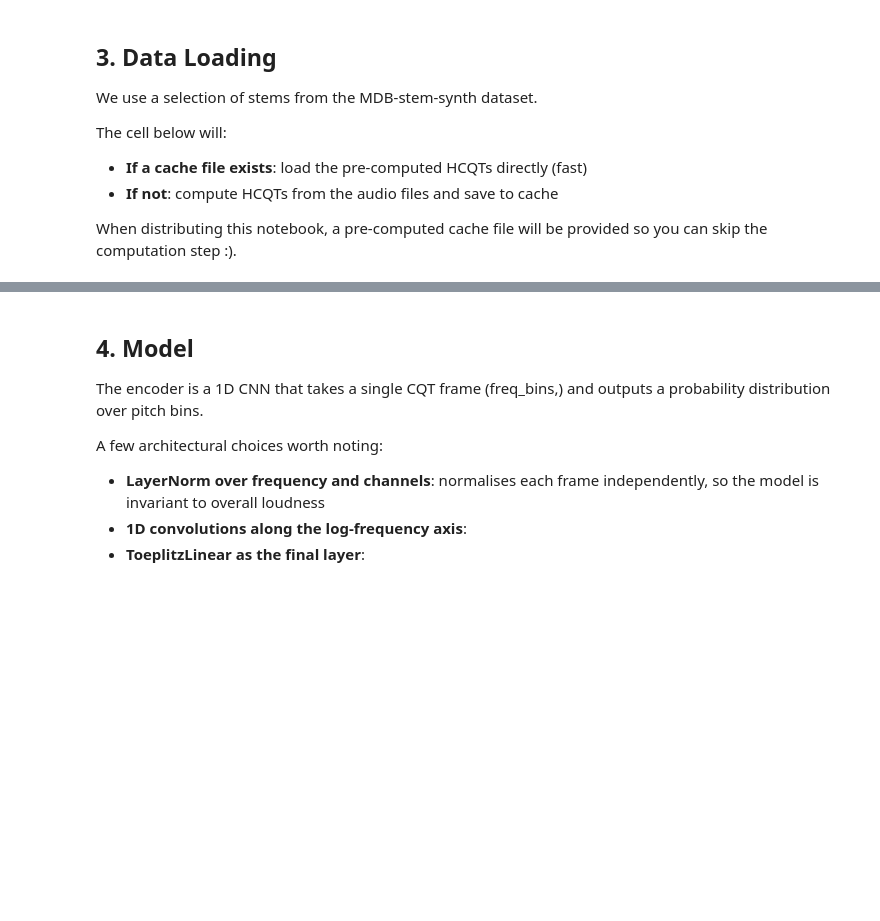
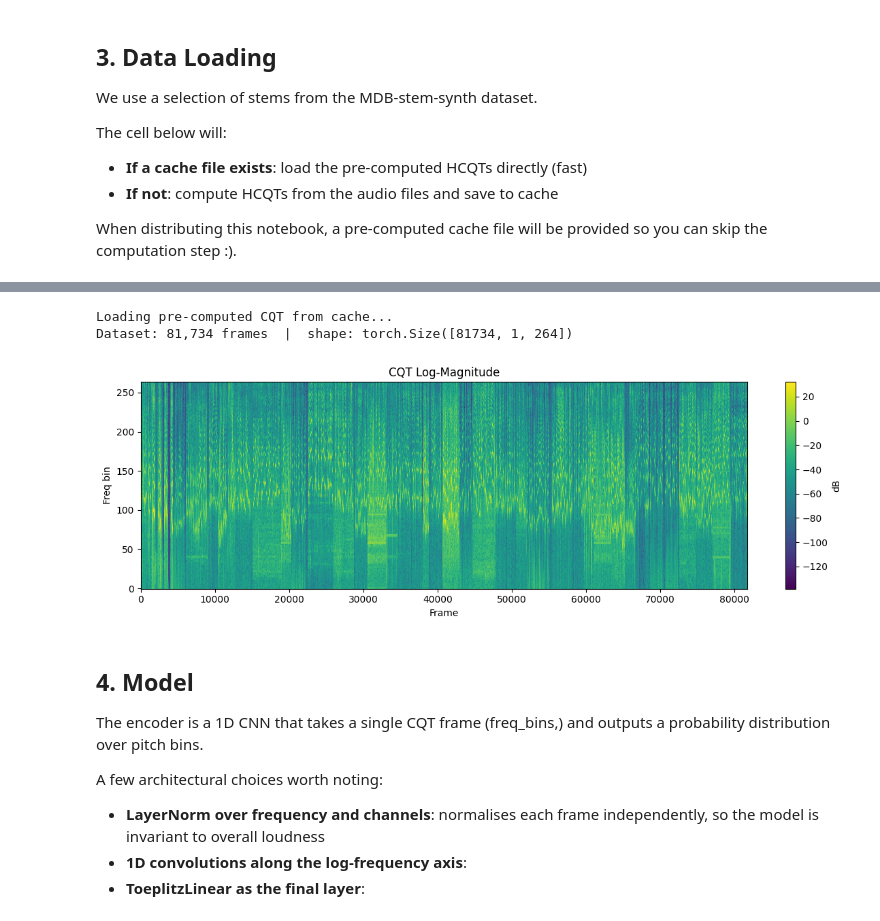
Before and after one commit to smilo7/Equivariant-SSL-Tutorial, a Jupyter notebook: pesto_tutorial_simplified.ipynb, the cells around one changed output, grey strips where cells are left out. Drawn from its saved outputs; the diff is of its cells as text; code cells hidden in the pictures; blank space fills up the shorter version.

```diff
--- a/pesto_tutorial_simplified.ipynb
+++ b/pesto_tutorial_simplified.ipynb
@@ -166,24 +146,19 @@ Loaded 230 training files from train_files.csv
 # %%
 def compute_cqt_dataset(file_list, data_dir, hop_duration_ms=10.0):
     """Load audio files, compute CQT for each, and concatenate into a single tensor.
-
     Returns:
-        frames: (N, freq_bins) complex tensor, one row per time frame
+        frames: (N, 1, freq_bins) complex tensor, one row per time frame
     """
     all_frames = []
     cqt_module = None
     current_sr = None
-
     for fname in tqdm(file_list, desc="Computing CQTs"):
         path = os.path.join(data_dir, fname)
         if not os.path.exists(path):
             print(f"  Skipping (not found): {fname}")
             continue
-
         waveform, sr = torchaudio.load(path)
         audio_mono = waveform.mean(dim=0)
-
-        # Rebuild CQT module only if sample rate changes
         if sr != current_sr:
             current_sr = sr
             hop_length = int(hop_duration_ms * sr / 1000 + 0.5)
@@ -192,14 +167,13 @@ def compute_cqt_dataset(file_list, data_dir, hop_duration_ms=10.0):
                 fmin=FMIN, bins_per_semitone=BINS_PER_SEMITONE,
                 n_bins=N_BINS, center_bins=CENTER_BINS
             )
-
         with torch.no_grad():
-            cqt = cqt_module(audio_mono)              # (1, harmonics, freq_bins, time, 2)
-            cqt = cqt.squeeze(0).permute(2, 1, 3)  # (time, harmonics, freq_bins, 2)
-            cqt = torch.view_as_complex(cqt.float())  # (time, harmonics, freq_bins) complex
-
+            cqt = cqt_module(audio_mono)                           # (1, freq_bins, time, 2)
+            cqt = cqt.squeeze(0)                                   # (freq_bins, time, 2)
+            cqt = cqt.permute(1, 0, 2)                            # (time, freq_bins, 2)
+            cqt = torch.view_as_complex(cqt.contiguous().float())  # (time, freq_bins) complex
+            cqt = cqt.unsqueeze(1)                                 # (time, 1, freq_bins)
         all_frames.append(cqt)
-
     return torch.cat(all_frames, dim=0)
 
 
@@ -221,9 +195,30 @@ else:
 print(f"Dataset: {len(frames):,} frames  |  shape: {frames.shape}")
 
 # Apply log magnitude and build dataloader
+log_magnitude = ToLogMagnitude()
 frames_log = log_magnitude(frames)                      # (N, harmonics, freq_bins)
 dataset    = torch.utils.data.TensorDataset(frames_log)
 dataloader = torch.utils.data.DataLoader(dataset, batch_size=BATCH_SIZE, shuffle=True)
+# %% [output]
+Loading pre-computed CQT from cache...
+Dataset: 81,734 frames  |  shape: torch.Size([81734, 1, 264])
+# %%
+import matplotlib.pyplot as plt
+
+# Grab a slice of 300 frames (~3s at 10ms hop) and squeeze the harmonics dim
+n_frames = 100000
+spec = frames_log[:n_frames, 0, :].numpy()  # (300, freq_bins)
+
+plt.figure(figsize=(12, 4))
+plt.imshow(spec.T, origin="lower", aspect="auto", interpolation="nearest")
+plt.colorbar(label="dB")
+plt.xlabel("Frame")
+plt.ylabel("Freq bin")
+plt.title("CQT Log-Magnitude")
+plt.tight_layout()
+plt.show()
+# %% [output]
+[figure, added]
 # %% [markdown]
 ## 4. Model
 
```
Also changed, not shown: parts of 8 cells of this notebook.
